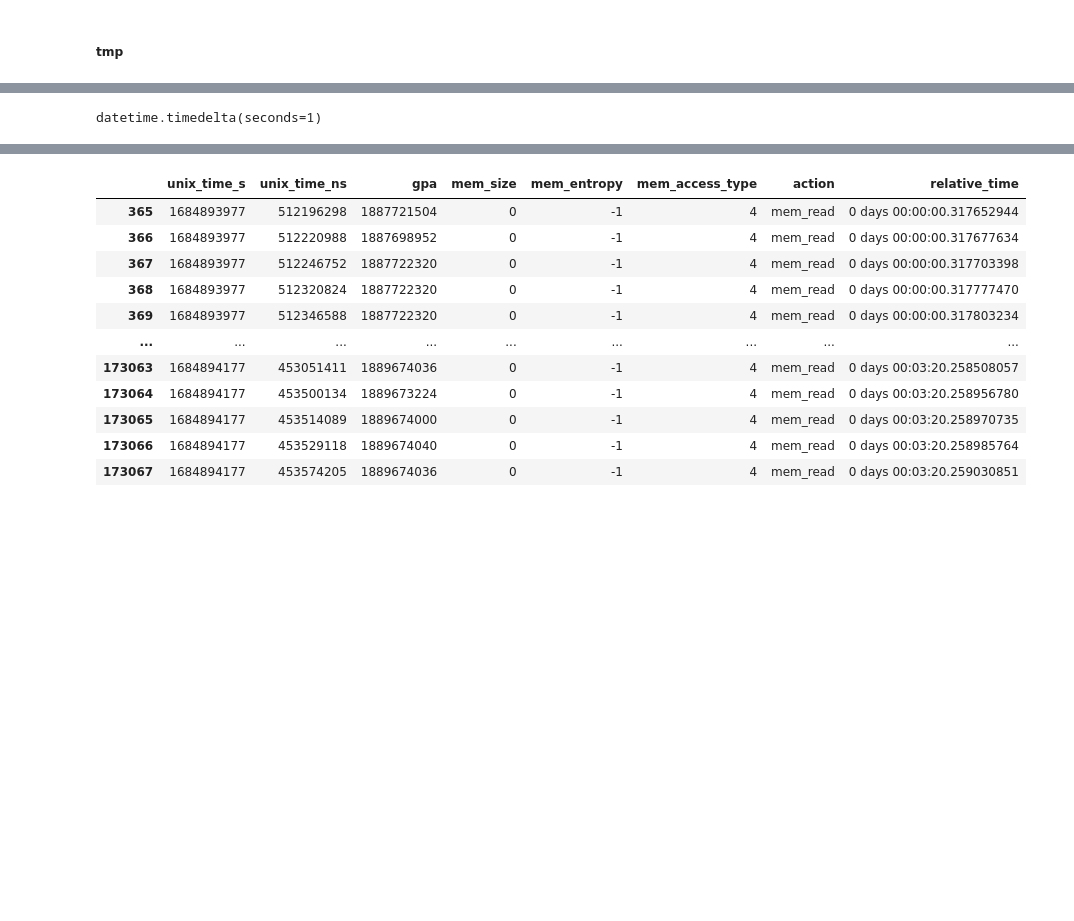
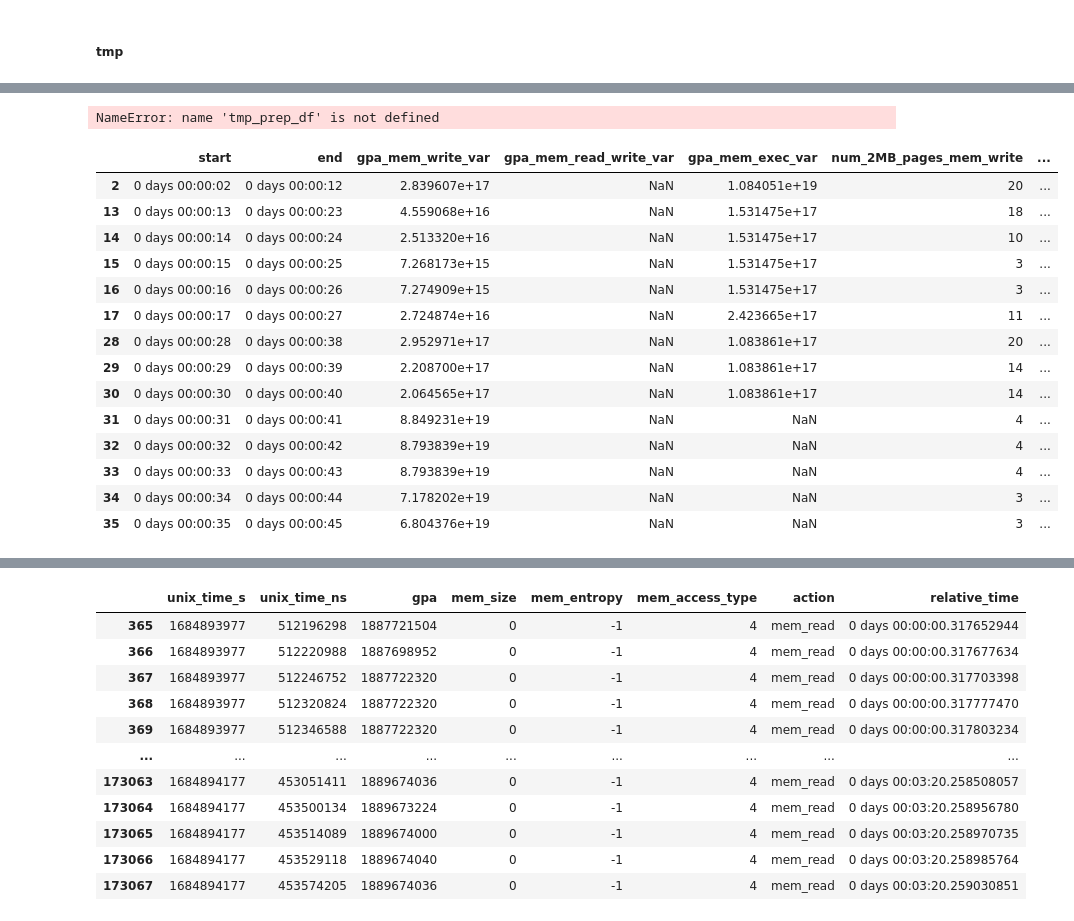
Before and after one commit to asolergayoso/DS_5500_Ransomware_Detection, a Jupyter notebook: feature_engineering.ipynb, the cells around one changed output, grey strips where cells are left out. Saved outputs shown, nothing was run; the diff lists cells and outputs as text; code cells hidden in the pictures; blank space fills up the shorter version.

```diff
--- a/feature_engineering.ipynb
+++ b/feature_engineering.ipynb
@@ -350,0 +226,6 @@ with open(mem_exec_file_path, 'wb') as file:
+# %%
+def timedelta_to_ns(t):
+    if type(t) == pd.Timedelta:
+        return t.total_seconds() * 1e9 + t.nanoseconds
+    else:
+        return t.total_seconds() * 1e9
@@ -830,6 +674,6 @@ def ransmap_preprocessing(df: pd.DataFrame, is_ransomware: bool, operation: str,
 # %%
 tmp_prep_df = ransmap_preprocessing(tmp_comb_new, False, 'AESCrypt', 30, 1)
-# %%
-datetime.timedelta(seconds=1)
-# %% [output]
-datetime.timedelta(seconds=1)
+# %%
+tmp_prep_df
+# %% [output]
+NameError: name 'tmp_prep_df' is not defined
@@ -835,0 +712,18 @@ datetime.timedelta(seconds=1)
+# %%
+tmp_prep_kaggle_df.loc[tmp_prep_kaggle_df['gpa_mem_read_write_var'].isna(), ['start', 'end', 'gpa_mem_write_var', 'gpa_mem_read_write_var', 'gpa_mem_exec_var', 'num_2MB_pages_mem_write', 'num_2MB_pages_mem_read_write', 'num_2MB_pages_mem_exec']]
+# %% [output]
+|  | start | end | gpa_mem_write_var | gpa_mem_read_write_var | gpa_mem_exec_var | num_2MB_pages_mem_write | ... |
+| 2 | 0 days 00:00:02 | 0 days 00:00:12 | 2.839607e+17 | NaN | 1.084051e+19 | 20 | ... |
+| 13 | 0 days 00:00:13 | 0 days 00:00:23 | 4.559068e+16 | NaN | 1.531475e+17 | 18 | ... |
+| 14 | 0 days 00:00:14 | 0 days 00:00:24 | 2.513320e+16 | NaN | 1.531475e+17 | 10 | ... |
+| 15 | 0 days 00:00:15 | 0 days 00:00:25 | 7.268173e+15 | NaN | 1.531475e+17 | 3 | ... |
+| 16 | 0 days 00:00:16 | 0 days 00:00:26 | 7.274909e+15 | NaN | 1.531475e+17 | 3 | ... |
+| 17 | 0 days 00:00:17 | 0 days 00:00:27 | 2.724874e+16 | NaN | 2.423665e+17 | 11 | ... |
+| 28 | 0 days 00:00:28 | 0 days 00:00:38 | 2.952971e+17 | NaN | 1.083861e+17 | 20 | ... |
+| 29 | 0 days 00:00:29 | 0 days 00:00:39 | 2.208700e+17 | NaN | 1.083861e+17 | 14 | ... |
+| 30 | 0 days 00:00:30 | 0 days 00:00:40 | 2.064565e+17 | NaN | 1.083861e+17 | 14 | ... |
+| 31 | 0 days 00:00:31 | 0 days 00:00:41 | 8.849231e+19 | NaN | NaN | 4 | ... |
+| 32 | 0 days 00:00:32 | 0 days 00:00:42 | 8.793839e+19 | NaN | NaN | 4 | ... |
+| 33 | 0 days 00:00:33 | 0 days 00:00:43 | 8.793839e+19 | NaN | NaN | 4 | ... |
+| 34 | 0 days 00:00:34 | 0 days 00:00:44 | 7.178202e+19 | NaN | NaN | 3 | ... |
+| 35 | 0 days 00:00:35 | 0 days 00:00:45 | 6.804376e+19 | NaN | NaN | 3 | ... |
```
Also changed, not shown: parts of 135 cells of this notebook, 1 other file.
